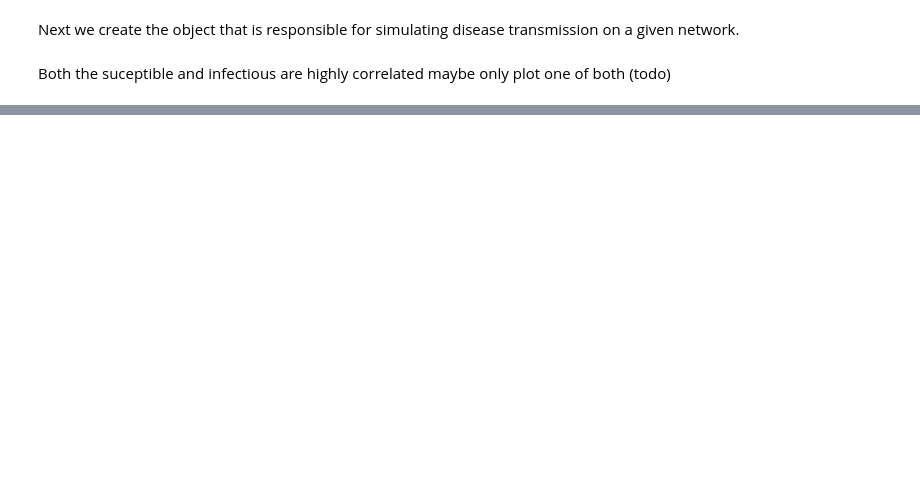
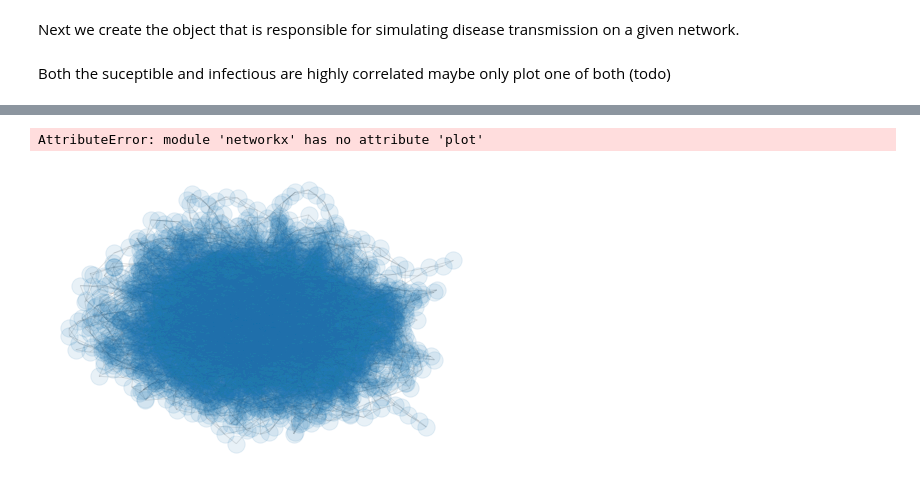
Before and after one commit to emilIftekhar/contact_strategies, a Jupyter notebook: contact_strategies.ipynb, the cells around one changed output, grey strips where cells are left out. Saved outputs shown, nothing was run; the diff lists cells and outputs as text; code cells hidden in the pictures; blank space fills up the shorter version.

```diff
--- a/contact_strategies.ipynb
+++ b/contact_strategies.ipynb
@@ -102,3 +106,9 @@ plt.tight_layout()
+# %%
+nx.draw(network["base"],markersize=0.1,alpha=0.1)
+nx.plot()
+# %% [output]
+AttributeError: module 'networkx' has no attribute 'plot'
+[figure, added]
 # %%
 # just some general testing
 network1 = nx.Graph()
```
Also changed, not shown: parts of 5 cells of this notebook, 2 other files.
